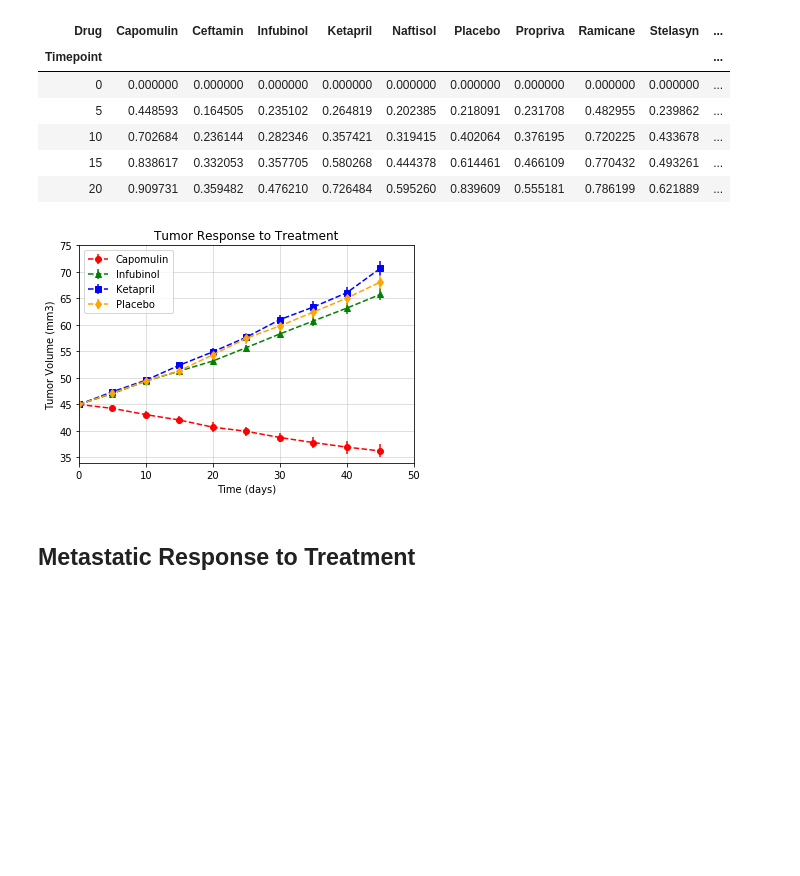
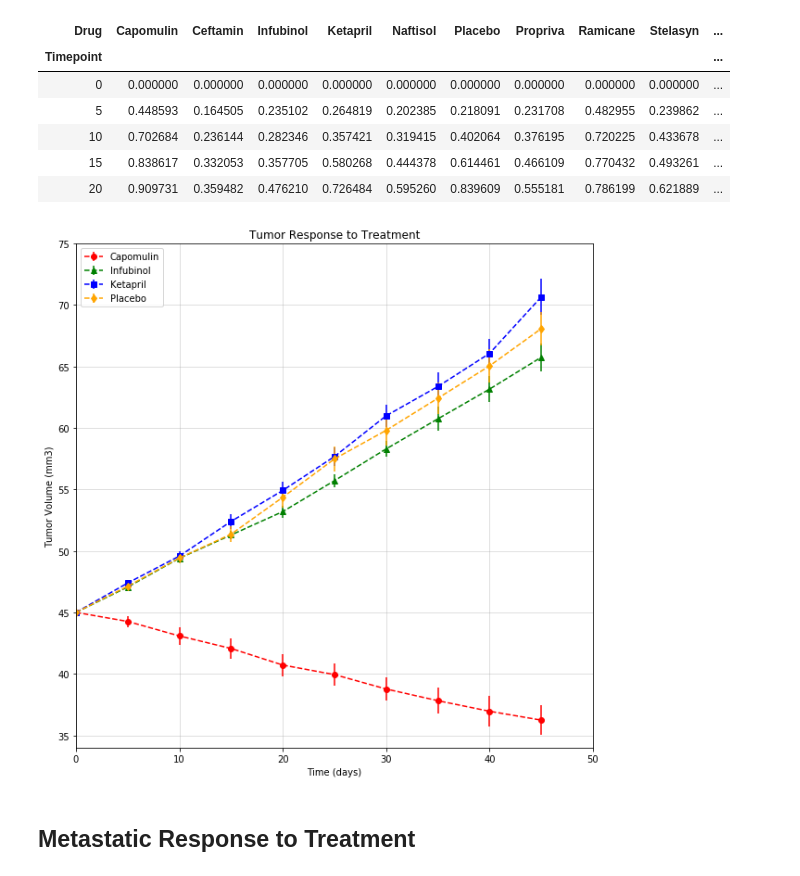
Before and after one commit to alvinochieng/Matplotlib_challenge, a Jupyter notebook: Pymaceuticals/pymaceuticals_starter.ipynb, the cells around one changed output. Drawn from its saved outputs; the diff is of its cells as text; code cells hidden in the pictures; blank space fills up the shorter version.

```diff
--- a/Pymaceuticals/pymaceuticals_starter.ipynb
+++ b/Pymaceuticals/pymaceuticals_starter.ipynb
@@ -103,28 +103,29 @@ mung_err_data.head()
 # %%
 # Generate the Plot (with Error Bars)
 plot_data = drug_data[["Capomulin","Infubinol","Ketapril","Placebo"]]
 err_data = mung_err_data[["Capomulin","Infubinol","Ketapril","Placebo"]]
 
+plt.figure(figsize=(10,10))
 plt.errorbar(plot_data.index,plot_data['Capomulin'], yerr=err_data['Capomulin'] ,linestyle="--", fmt='o', color="red", label="Capomulin")
 plt.errorbar(plot_data.index,plot_data['Infubinol'],  yerr=err_data['Infubinol'], linestyle="--", fmt='^', color="green", label="Infubinol")
 plt.errorbar(plot_data.index,plot_data['Ketapril'],  yerr=err_data['Ketapril'], linestyle="--", fmt='s', color="blue", label="Ketapril")
 plt.errorbar(plot_data.index,plot_data['Placebo'],  yerr=err_data['Placebo'], linestyle="--", fmt='d', color="orange", label="Placebo")
 
 plt.legend(loc="best")
 plt.title('Tumor Response to Treatment')
 plt.grid(alpha = 0.5)
 plt.xlabel('Time (days)')
 plt.ylabel('Tumor Volume (mm3)')
 plt.xlim(0,50)
 plt.ylim(34,75)
 
 # Save the Figure
 plt.savefig('Plot Figures/Tumor Response to Treatment.png')
 
 # Show the Figure
 plt.show()
 # %% [output]
-[figure, old version]
+[figure, new version]
 # %% [markdown]
 ## Metastatic Response to Treatment
 # %%
```
Also changed, not shown: parts of 6 cells of this notebook, 3 other files.
